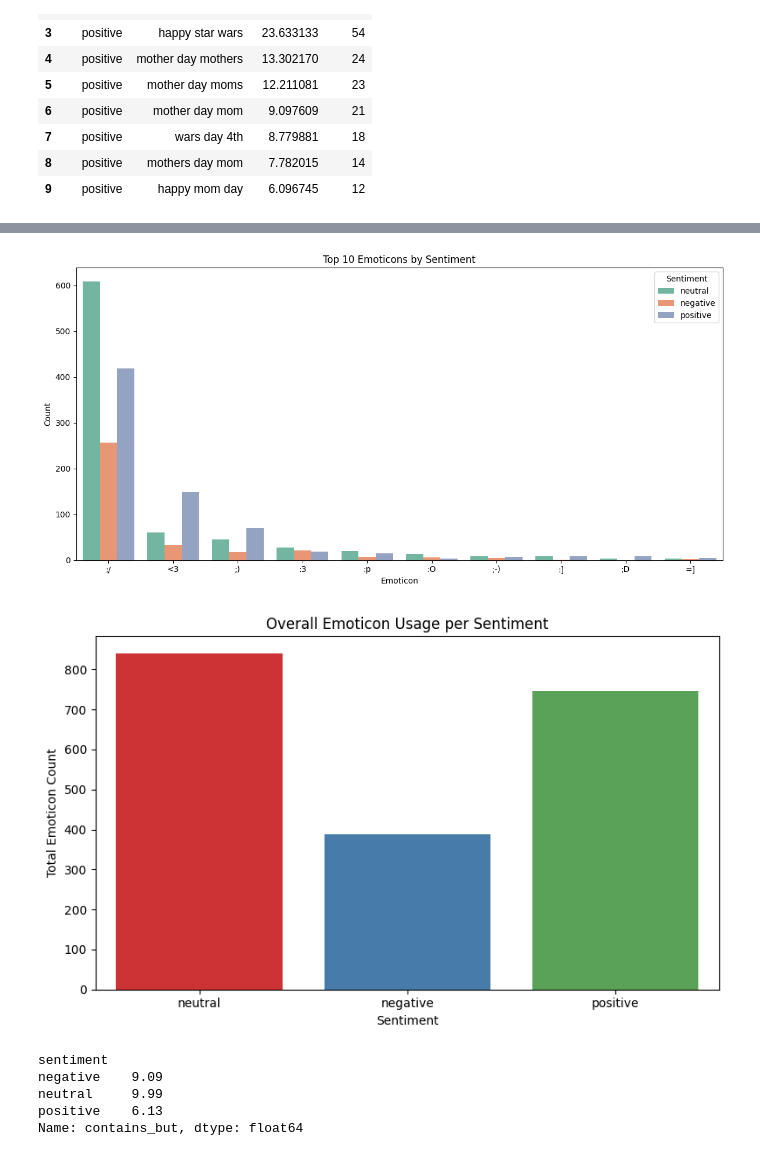
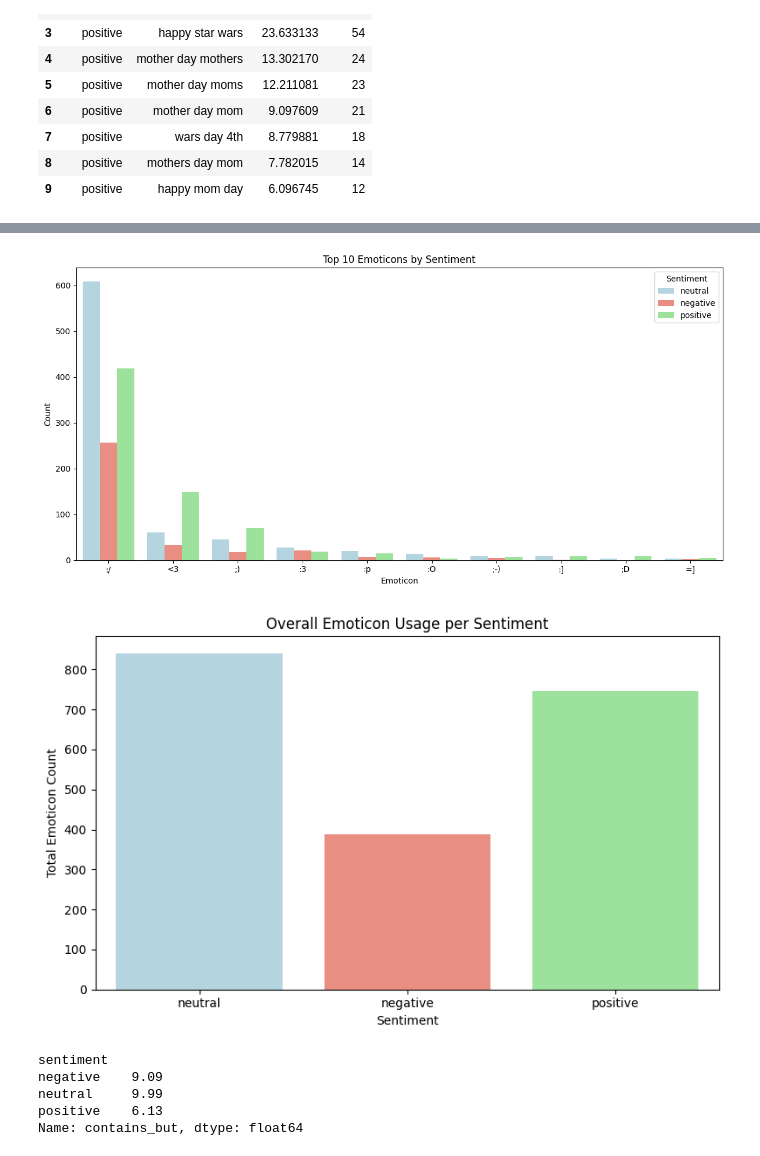
Before and after one commit to DesjardinsRepos/NLP_2025, a Jupyter notebook: 1-insights.ipynb, the cells around one changed output, grey strips where cells are left out. Drawn from its saved outputs; the diff is of its cells as text; code cells hidden in the pictures.

Commit message:
new insights

```diff
--- a/1-insights.ipynb
+++ b/1-insights.ipynb
@@ -1,3 +1,15 @@
 # %%
 # TODO consistent colors
 # TODO create statistics for other columns
+# %%
+print("\033[1mTask 1: Extracting insights from the dataset\033[0m")
+print("This task is only here to create a df_full to use in some insights later on\n")
+
+import pandas as pd
+custom_colors= {
+    'neutral': 'lightblue',
+    'positive': 'lightgreen',
+    'negative': 'salmon'
+}
+
+df_full = pd.read_csv("TweetSentiment.csv", encoding="ISO-8859-1")
@@ -394,6 +412,7 @@ from sklearn.decomposition import LatentDirichletAllocation
 import nltk
 import io
 from contextlib import redirect_stdout, redirect_stderr
+
 
 # Download nltk data silently if not present
 try:
@@ -414,7 +433,7 @@ from nltk.corpus import stopwords
 
 stop_words = list(stopwords.words('english'))
 
-def plot_top_words_per_topic(lda_model, feature_names, n_top_words=10, sentiment=None):
+def plot_top_words_per_topic(lda_model, feature_names, n_top_words=10, sentiment=None, color=None):
     n_topics = lda_model.n_components
     fig, axes = plt.subplots(n_topics, 1, figsize=(10, n_topics * 3), sharex=False)
 
@@ -427,7 +446,7 @@ def plot_top_words_per_topic(lda_model, feature_names, n_top_words=10, sentiment
         top_weights = topic[top_indices]
 
         ax = axes[topic_idx]
-        ax.bar(top_words, top_weights, color='skyblue')
+        ax.bar(top_words, top_weights, color=color)
         ax.set_title(f'Topic #{topic_idx + 1}' + (f' - Sentiment: {sentiment}' if sentiment else ''))
         ax.set_ylabel('Weight')
         ax.set_xlabel('Words')
@@ -448,7 +467,7 @@ for sentiment in df['sentiment'].unique():
 
     print(f"\nTopics for sentiment: {sentiment}")
     feature_names = vectorizer.get_feature_names_out()
-    plot_top_words_per_topic(lda, feature_names, n_top_words=10, sentiment=sentiment)
+    plot_top_words_per_topic(lda, feature_names, n_top_words=10, sentiment=sentiment, color=custom_colors[sentiment])
 
     # Store model for later if needed
     results[sentiment] = lda
@@ -505,7 +524,7 @@ for sentiment, counts in sentiment_emoticon_counts.items():
 df_plot = pd.DataFrame(plot_data)
 
 plt.figure(figsize=(12, 6))
-sns.barplot(data=df_plot, x="Emoticon", y="Count", hue="Sentiment", palette="Set2")
+sns.barplot(data=df_plot, x="Emoticon", y="Count", hue="Sentiment", palette=custom_colors)
 plt.title("Top 10 Emoticons by Sentiment")
 plt.ylabel("Count")
 plt.xlabel("Emoticon")
@@ -513,24 +532,24 @@ plt.legend(title="Sentiment")
 plt.tight_layout()
 plt.show()
 # %% [output]
-[figure, old version]
+[figure, new version]
 # %%
 overall_counts = {sentiment: sum(counts.values()) for sentiment, counts in sentiment_emoticon_counts.items()}
 
 df_overall = pd.DataFrame({
     'Sentiment': list(overall_counts.keys()),
     'Total_Emoticons': list(overall_counts.values())
 })
 
 plt.figure(figsize=(8, 5))
-sns.barplot(data=df_overall, x='Sentiment', y='Total_Emoticons', hue='Sentiment', palette='Set1', legend=False)
+sns.barplot(data=df_overall, x='Sentiment', y='Total_Emoticons', hue='Sentiment', palette=custom_colors, legend=False)
 plt.title('Overall Emoticon Usage per Sentiment')
 plt.ylabel('Total Emoticon Count')
 plt.xlabel('Sentiment')
 plt.tight_layout()
 plt.show()
 # %% [output]
-[figure, old version]
+[figure, new version]
 # %%
 # "but" is filtered out as a stop word, but provides information
 df["text"] = df["text"].astype(str).str.lower()
```
Also changed, not shown: parts of 14 cells of this notebook.
